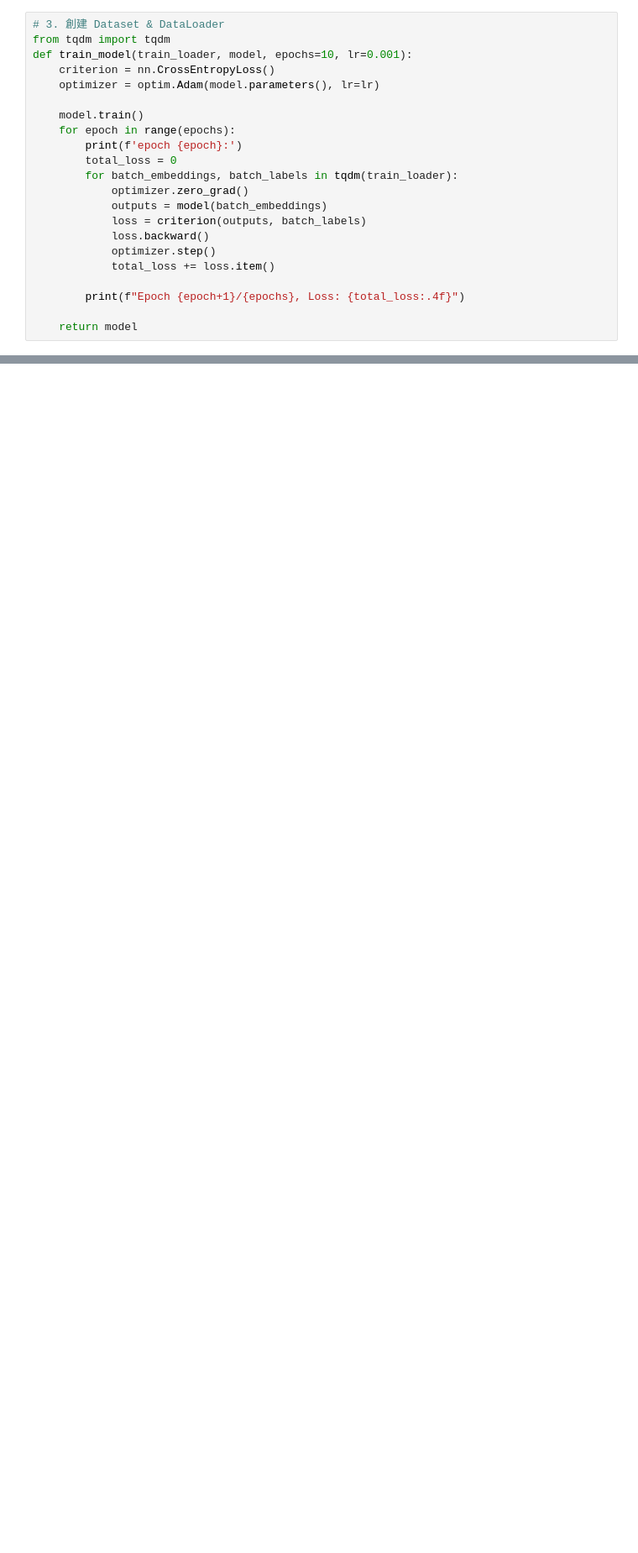
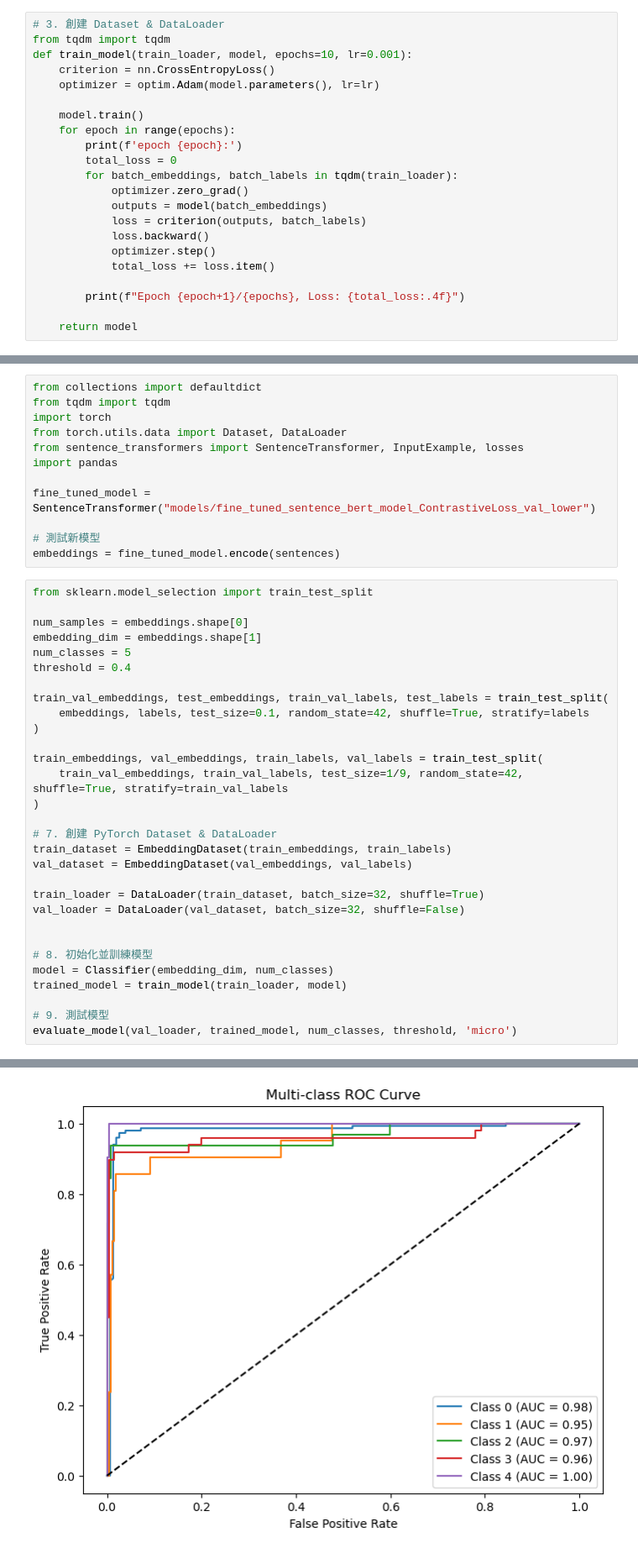
Before and after one commit to sylvey/section_normalization, a Jupyter notebook: SuperviseLearning.ipynb, the cells around one changed output, grey strips where cells are left out. Shown at 84% size. Cells and saved outputs as stored; diff of their text form; blank space fills up the shorter version.

```diff
--- a/SuperviseLearning.ipynb
+++ b/SuperviseLearning.ipynb
@@ -223,0 +254,43 @@ F1-score: 0.9187
+# %%
+from collections import defaultdict
+from tqdm import tqdm
+import torch
+from torch.utils.data import Dataset, DataLoader
+from sentence_transformers import SentenceTransformer, InputExample, losses
+import pandas
+
+fine_tuned_model = SentenceTransformer("models/fine_tuned_sentence_bert_model_ContrastiveLoss_val_lower")
+
+# 測試新模型
+embeddings = fine_tuned_model.encode(sentences)
+# %%
+from sklearn.model_selection import train_test_split
+
+num_samples = embeddings.shape[0]
+embedding_dim = embeddings.shape[1]
+num_classes = 5
+threshold = 0.4
+
+train_val_embeddings, test_embeddings, train_val_labels, test_labels = train_test_split(
+    embeddings, labels, test_size=0.1, random_state=42, shuffle=True, stratify=labels
+)
+
+train_embeddings, val_embeddings, train_labels, val_labels = train_test_split(
+    train_val_embeddings, train_val_labels, test_size=1/9, random_state=42, shuffle=True, stratify=train_val_labels
+)
+
+# 7. 創建 PyTorch Dataset & DataLoader
+train_dataset = EmbeddingDataset(train_embeddings, train_labels)
+val_dataset = EmbeddingDataset(val_embeddings, val_labels)
+
+train_loader = DataLoader(train_dataset, batch_size=32, shuffle=True)
+val_loader = DataLoader(val_dataset, batch_size=32, shuffle=False)
+
+
+# 8. 初始化並訓練模型
+model = Classifier(embedding_dim, num_classes)
+trained_model = train_model(train_loader, model)
+
+# 9. 測試模型
+evaluate_model(val_loader, trained_model, num_classes, threshold, 'micro')
+# %% [output]
@@ -223,0 +321 @@ F1-score: 0.9187
+[figure, added]
```
Also changed, not shown: parts of 16 cells of this notebook, 8 other files.
